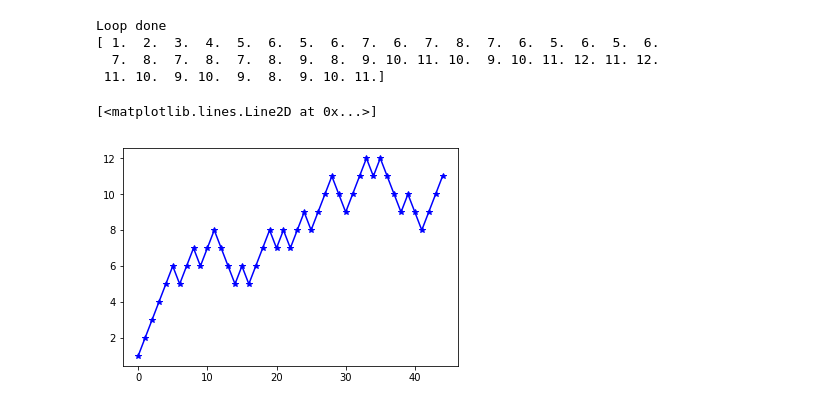
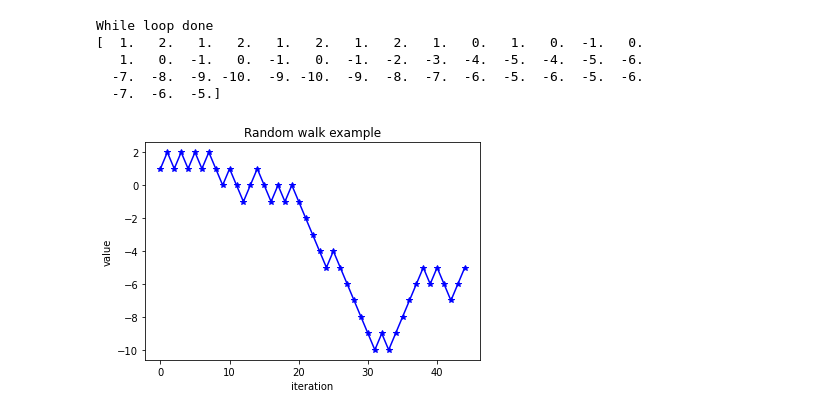
Before and after one commit to donajialej/Intro2StochasticSim, a Jupyter notebook: StudentScaffold.ipynb, the cells around one changed output. Saved outputs shown, nothing was run; the diff lists cells and outputs as text; code cells hidden in the pictures.

```diff
--- a/StudentScaffold.ipynb
+++ b/StudentScaffold.ipynb
@@ -138,33 +219,35 @@ The loop is done
 # %%
-## Example loop: the random walk
+## The random walk with a while loop
+NumberOfSteps = 45
+randomNumbers = random.rand(NumberOfSteps)
 
-NumberOfSteps=45;
+currentSteps = 0
+currentPosition = 0
+PositionArray = np.zeros(NumberOfSteps)
+stepsArray = np.arange(0, NumberOfSteps, 1) # This creates a vector with entries 0,0+1,...,n, where n is the last number before NumberofSteps
 
-randomNumbers=random.rand(NumberOfSteps)
+while currentSteps < NumberOfSteps:
+    if randomNumbers[currentSteps] < 0.55: ## Here is where it moves up 55% of the time, and down 45%
+        currentPosition = currentPosition + 1
+    else:
+        currentPosition = currentPosition - 1
+    PositionArray[currentSteps] = currentPosition
+    currentSteps += 1
 
-currentSteps=0;
-currentPosition=0;
-PositionArray= numpy.zeros(NumberOfSteps)
-stepsArray=numpy.zeros(NumberOfSteps)
+print("While loop done")
+print(PositionArray)
 
-while currentSteps<NumberOfSteps:
-    stepsArray[currentSteps]=currentSteps;
-    if randomNumbers[currentSteps]<0.55: ##We have a biased random walk. It moves up 55% of the time, and down 45%
-        currentPosition=currentPosition+1;
-    else:
-        currentPosition=currentPosition-1;
-    PositionArray[currentSteps]=currentPosition;
-    currentSteps=currentSteps+1;
-
-print("Loop done");
-print(PositionArray);
-
-##Once you've created a random walk (or other algorithm) you might want to display it
-plt.plot(stepsArray,PositionArray,'*-b')
+## Once you've created a random walk (or other algorithm) you might want to display it
+plt.figure()
+plt.title('Random walk example')
+plt.plot(stepsArray, PositionArray, '*-b')
+plt.xlabel("iteration")
+plt.ylabel("value")
+plt.show()
 # %% [output]
-Loop done
-[ 1.  2.  3.  4.  5.  6.  5.  6.  7.  6.  7.  8.  7.  6.  5.  6.  5.  6.
-  7.  8.  7.  8.  7.  8.  9.  8.  9. 10. 11. 10.  9. 10. 11. 12. 11. 12.
- 11. 10.  9. 10.  9.  8.  9. 10. 11.]
+While loop done
+[  1.   2.   1.   2.   1.   2.   1.   2.   1.   0.   1.   0.  -1.   0.
+   1.   0.  -1.   0.  -1.   0.  -1.  -2.  -3.  -4.  -5.  -4.  -5.  -6.
+  -7.  -8.  -9. -10.  -9. -10.  -9.  -8.  -7.  -6.  -5.  -6.  -5.  -6.
+  -7.  -6.  -5.]
-[<matplotlib.lines.Line2D at 0x...>]
-[figure, old version]
+[figure, new version]
```
Also changed, not shown: parts of 22 cells of this notebook.
